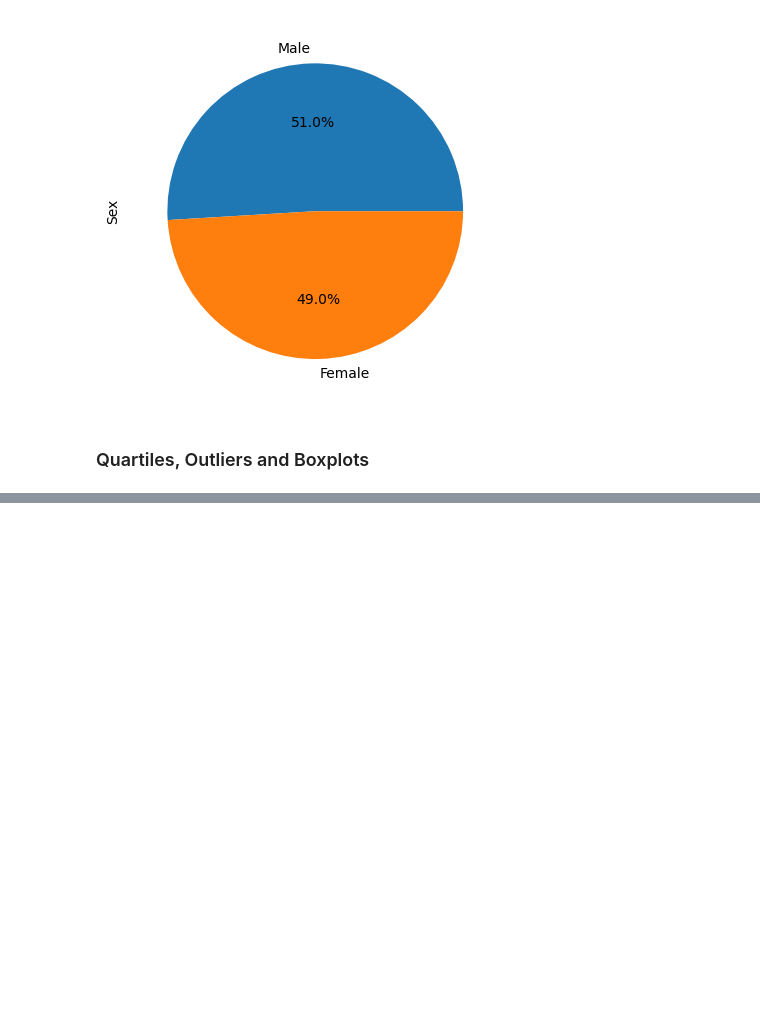
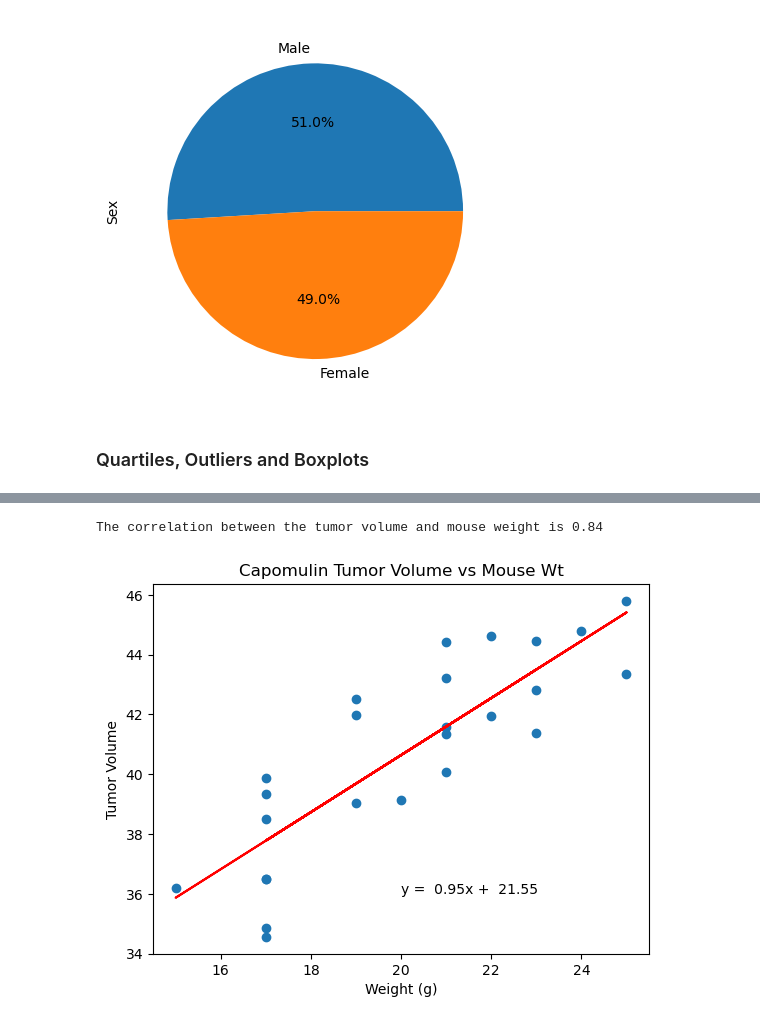
Before and after one commit to mychele-larson/mathplotlib-challenge, a Jupyter notebook: Pymaceuticals/matplotlib-homework.ipynb, the cells around one changed output, grey strips where cells are left out. Cells and saved outputs as stored; diff of their text form; code cells hidden in the pictures; blank space fills up the shorter version.

```diff
--- a/Pymaceuticals/matplotlib-homework.ipynb
+++ b/Pymaceuticals/matplotlib-homework.ipynb
@@ -223,0 +281,24 @@ ValueError: Can only compare identically-labeled Series objects
+# %%
+# Calculate the correlation coefficient and linear regression model
+# for mouse weight and average tumor volume for the Capomulin regimen
+capo_wt = mouse_clean_df.loc[mouse_clean_df["Drug Regimen"] == "Capomulin"].groupby("Mouse ID").mean()
+sx_axis = capo_wt["Weight (g)"]
+sy_axis = capo_wt["Tumor Volume (mm3)"]
+
+#line regression
+correlation = st.pearsonr(sx_axis, sy_axis)
+(slope, intercept, rvalue, pvalue, stderr) = st.linregress(sx_axis, sy_axis)
+reg_values = sx_axis * slope + intercept
+line_eq = "y =  " + str(round(slope,2)) + "x +  "  + str(round(intercept, 2))
+
+plt.scatter(sx_axis, sy_axis)
+plt.title("Capomulin Tumor Volume vs Mouse Wt")
+plt.xlabel("Weight (g)")
+plt.ylabel("Tumor Volume")
+plt.plot(sx_axis, reg_values, "r-")
+plt.annotate(line_eq,(20, 36))
+
+print(f'The correlation between the tumor volume and mouse weight is {round(correlation[0],2)}')
+# %% [output]
+The correlation between the tumor volume and mouse weight is 0.84
+[figure, added]
```
Also changed, not shown: parts of 10 cells of this notebook, 1 other file.
